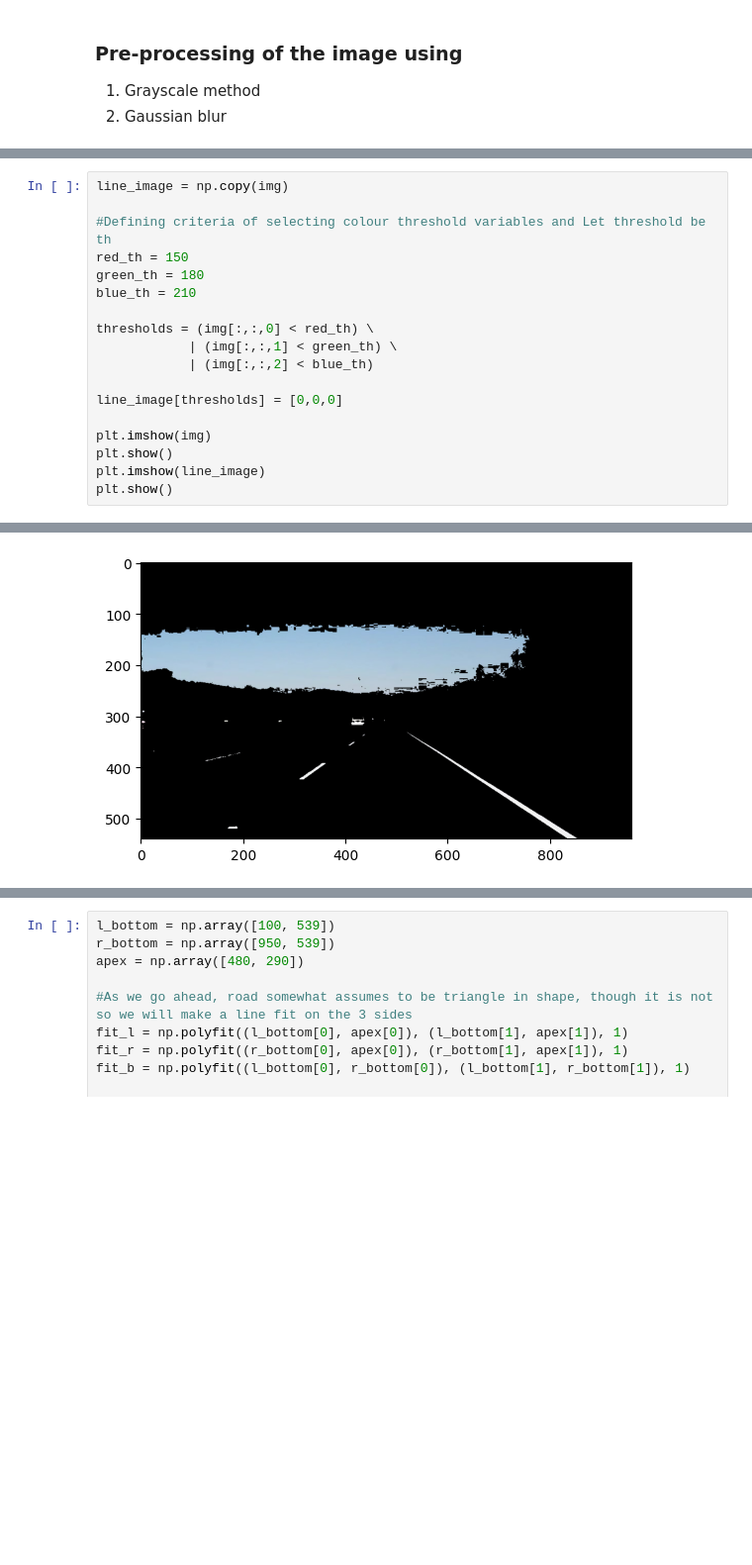
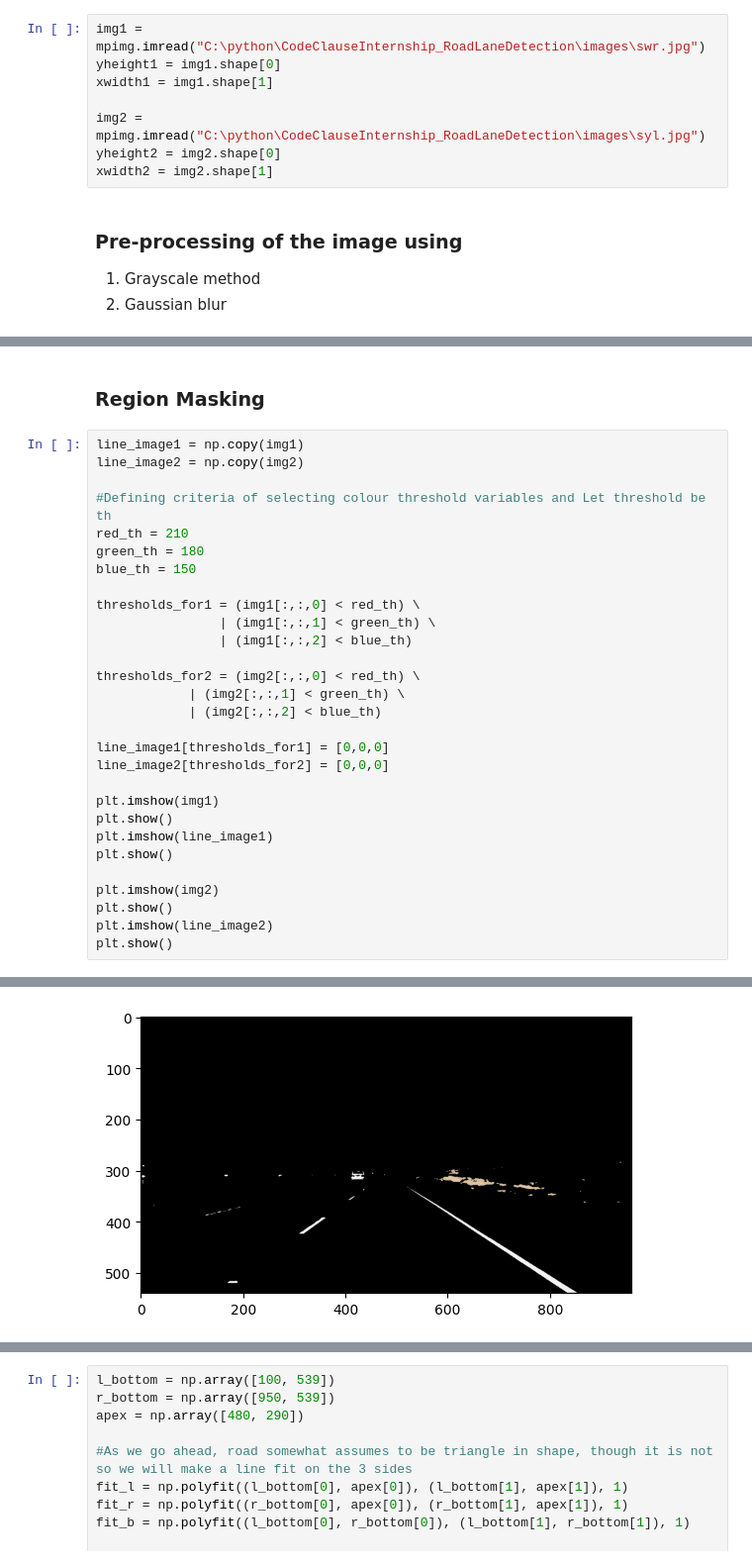
Before and after one commit to Sahib61003/CodeClauseInternship_RoadLaneDetection, a Jupyter notebook: project.ipynb, the cells around one changed output, grey strips where cells are left out. Shown at 99% size. Saved outputs shown, nothing was run; the diff lists cells and outputs as text; blank space fills up the shorter version.

```diff
--- a/project.ipynb
+++ b/project.ipynb
@@ -20,3 +16,11 @@ xwidth = img.shape[1]
+# %%
+img1 = mpimg.imread("C:\python\CodeClauseInternship_RoadLaneDetection\images\swr.jpg")
+yheight1 = img1.shape[0]
+xwidth1 = img1.shape[1]
+
+img2 = mpimg.imread("C:\python\CodeClauseInternship_RoadLaneDetection\images\syl.jpg")
+yheight2 = img2.shape[0]
+xwidth2 = img2.shape[1]
 # %% [markdown]
 ### Pre-processing of the image using
 1. Grayscale method
@@ -45,21 +75,34 @@ plt.show()
+# %% [markdown]
+### Region Masking
 # %%
-line_image = np.copy(img)
+line_image1 = np.copy(img1)
+line_image2 = np.copy(img2)
 
 #Defining criteria of selecting colour threshold variables and Let threshold be th
-red_th = 150
+red_th = 210
 green_th = 180
-blue_th = 210
+blue_th = 150
 
-thresholds = (img[:,:,0] < red_th) \
-            | (img[:,:,1] < green_th) \
-            | (img[:,:,2] < blue_th)
+thresholds_for1 = (img1[:,:,0] < red_th) \
+                | (img1[:,:,1] < green_th) \
+                | (img1[:,:,2] < blue_th)
 
-line_image[thresholds] = [0,0,0]
+thresholds_for2 = (img2[:,:,0] < red_th) \
+            | (img2[:,:,1] < green_th) \
+            | (img2[:,:,2] < blue_th)
 
-plt.imshow(img)
+line_image1[thresholds_for1] = [0,0,0]
+line_image2[thresholds_for2] = [0,0,0]
+
+plt.imshow(img1)
 plt.show()
-plt.imshow(line_image)
+plt.imshow(line_image1)
 plt.show()
+
+plt.imshow(img2)
+plt.show()
+plt.imshow(line_image2)
+plt.show()
 # %% [output]
 [figure]
-[figure, old version]
+[figure, new version]
```
Also changed, not shown: parts of 10 cells of this notebook, 1 other file.
